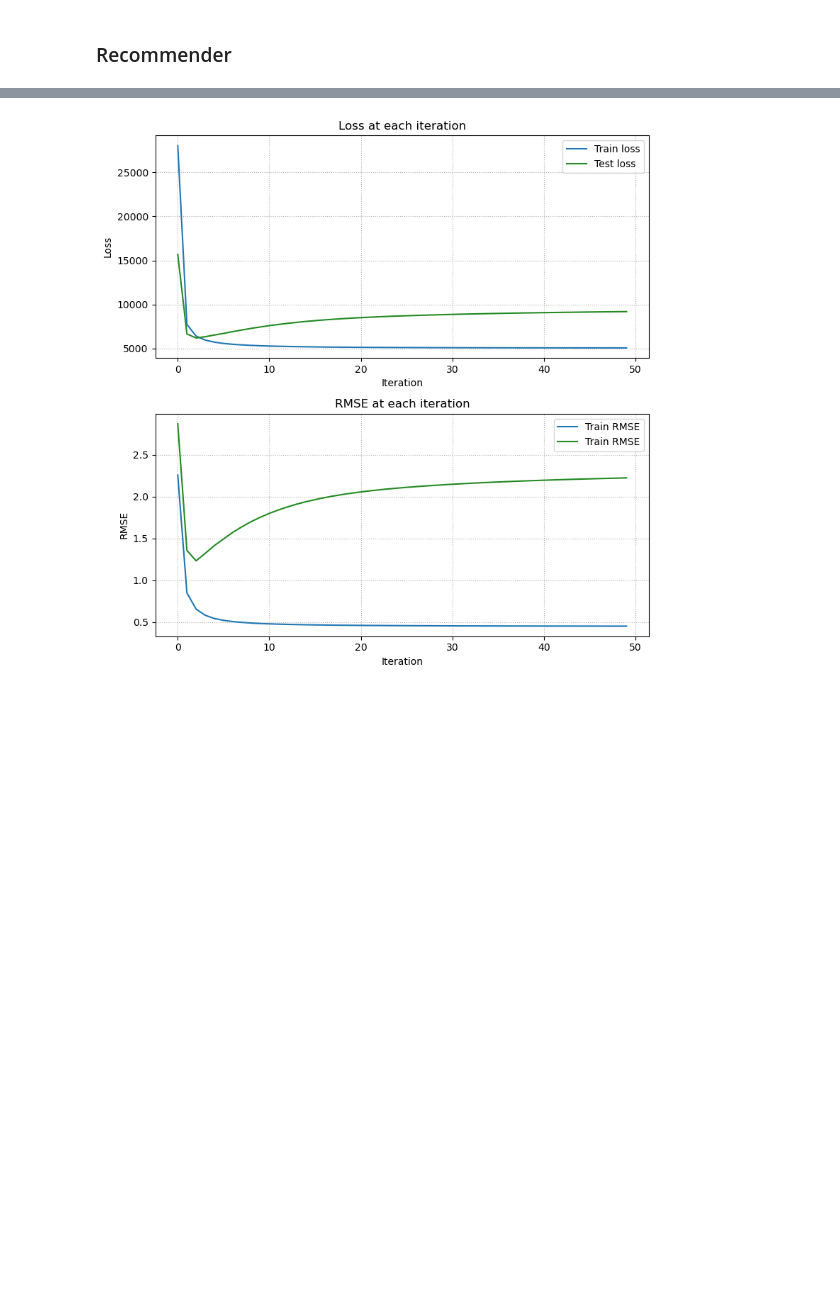
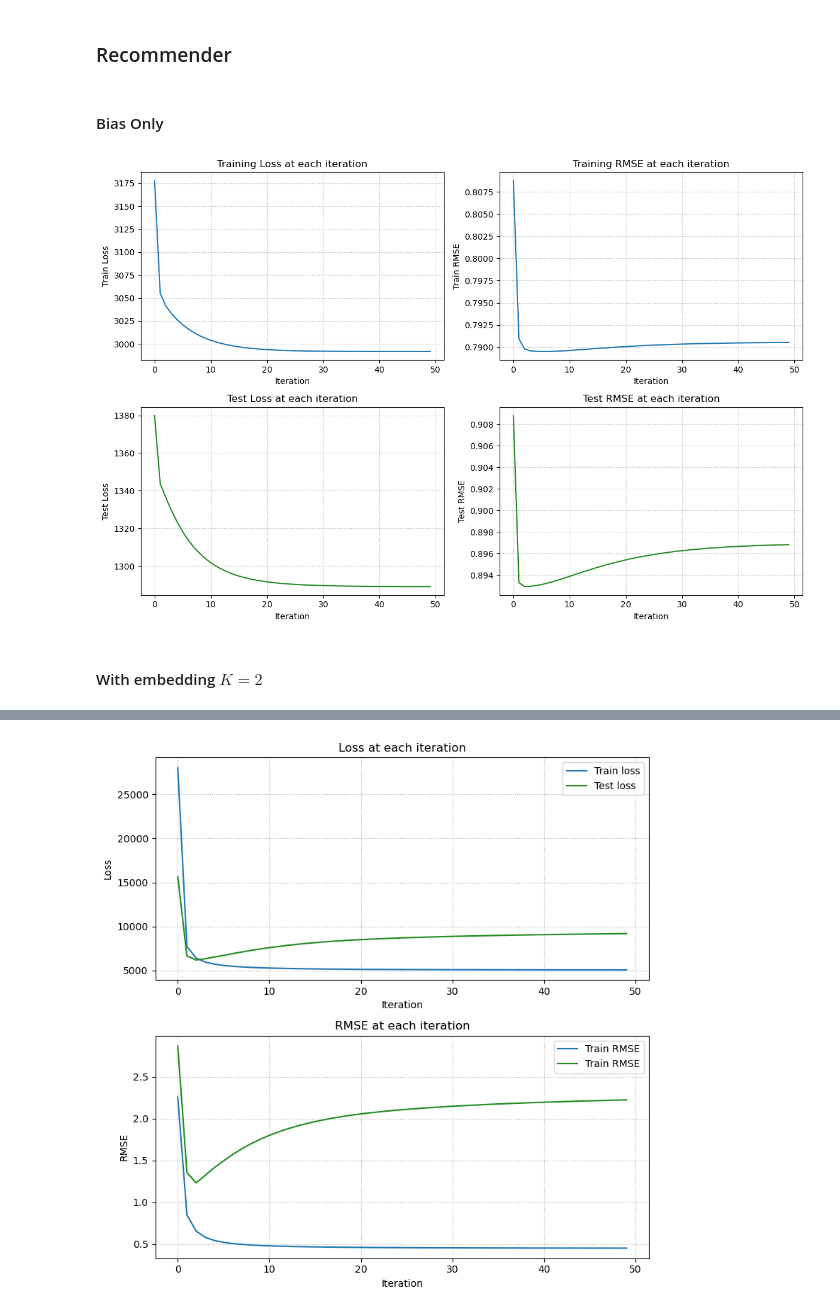
Before and after one commit to Toavina00/Recommender-system, a Jupyter notebook: notebooks/testing.ipynb, the cells around one changed output, grey strips where cells are left out. Saved outputs shown, nothing was run; the diff lists cells and outputs as text; code cells hidden in the pictures; blank space fills up the shorter version.

```diff
--- a/notebooks/testing.ipynb
+++ b/notebooks/testing.ipynb
@@ -16,3 +16,44 @@ test_split = 0.2
 train, test = train_test_load("../data/ml-latest-small/ratings.csv", "../data/ml-latest-small/movies.csv", test_split=test_split)
 # %% [markdown]
 ### Recommender
+# %% [markdown]
+#### Bias Only
+# %%
+train_loss, train_rmse, test_loss, test_rmse, user_bias, movie_bias, user_embeddings, movie_embeddings = training_loop(
+    train.user_movies, train.movie_users, test.user_movies, test.movie_users,
+    embedding_dim = 0, r_lambda = 0.1, r_gamma = 0.1, r_tau = 0.1, n_iter = 50,
+)
+# %%
+fig, axs = plt.subplots(2, 2, figsize=(12, 8))
+
+axs[0, 0].plot(train_loss)
+axs[0, 0].set_xlabel("Iteration")
+axs[0, 0].set_ylabel("Train Loss")
+axs[0, 0].set_title("Training Loss at each iteration")
+axs[0, 0].grid(True, linestyle=":")
+
+axs[0, 1].plot(train_rmse)
+axs[0, 1].set_xlabel("Iteration")
+axs[0, 1].set_ylabel("Train RMSE")
+axs[0, 1].set_title("Training RMSE at each iteration")
+axs[0, 1].grid(True, linestyle=":")
+
+axs[1, 0].plot(test_loss, color="forestgreen")
+axs[1, 0].set_xlabel("Iteration")
+axs[1, 0].set_ylabel("Test Loss")
+axs[1, 0].set_title("Test Loss at each iteration")
+axs[1, 0].grid(True, linestyle=":")
+
+axs[1, 1].plot(test_rmse, color="forestgreen")
+axs[1, 1].set_xlabel("Iteration")
+axs[1, 1].set_ylabel("Test RMSE")
+axs[1, 1].set_title("Test RMSE at each iteration")
+axs[1, 1].grid(True, linestyle=":")
+
+plt.tight_layout()
+# plt.savefig("../artifacts/plot/32m_small_training_bias_only.svg", format="svg")
+plt.show()
+# %% [output]
+[figure, added]
+# %% [markdown]
+#### With embedding $K=2$
```
Also changed, not shown: parts of 4 cells of this notebook, 9 other files.
